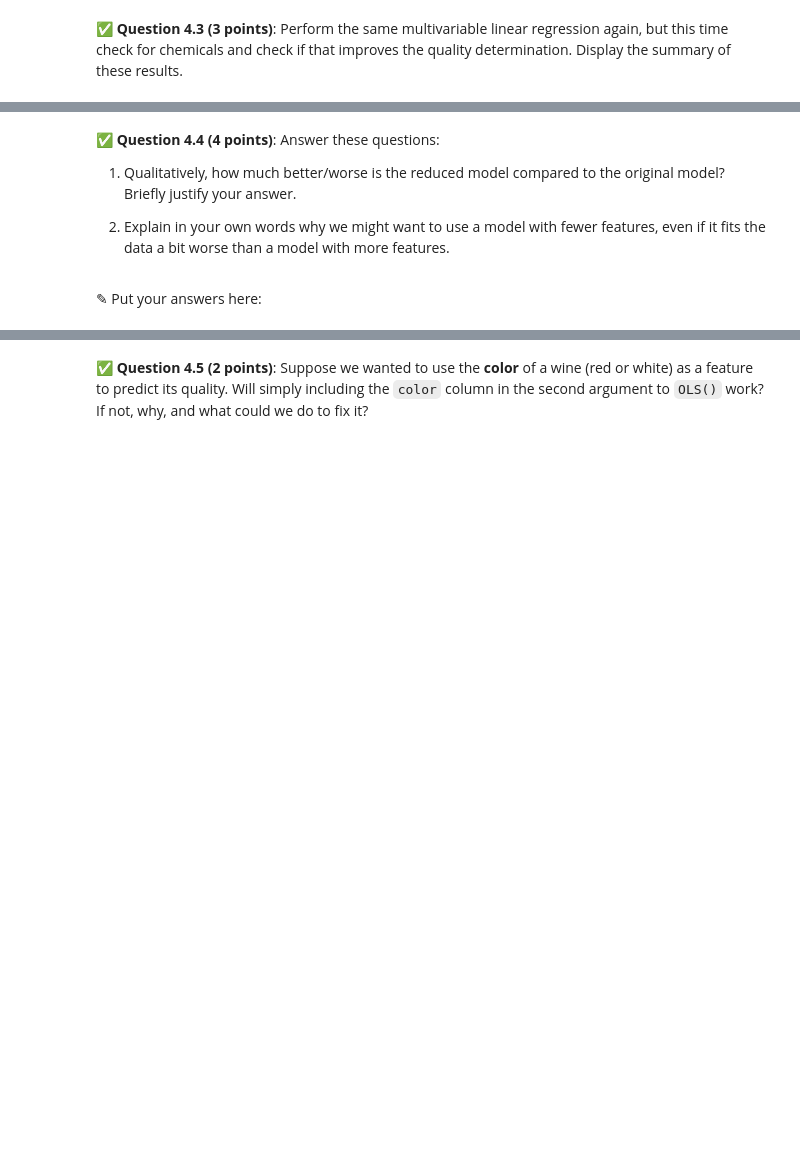
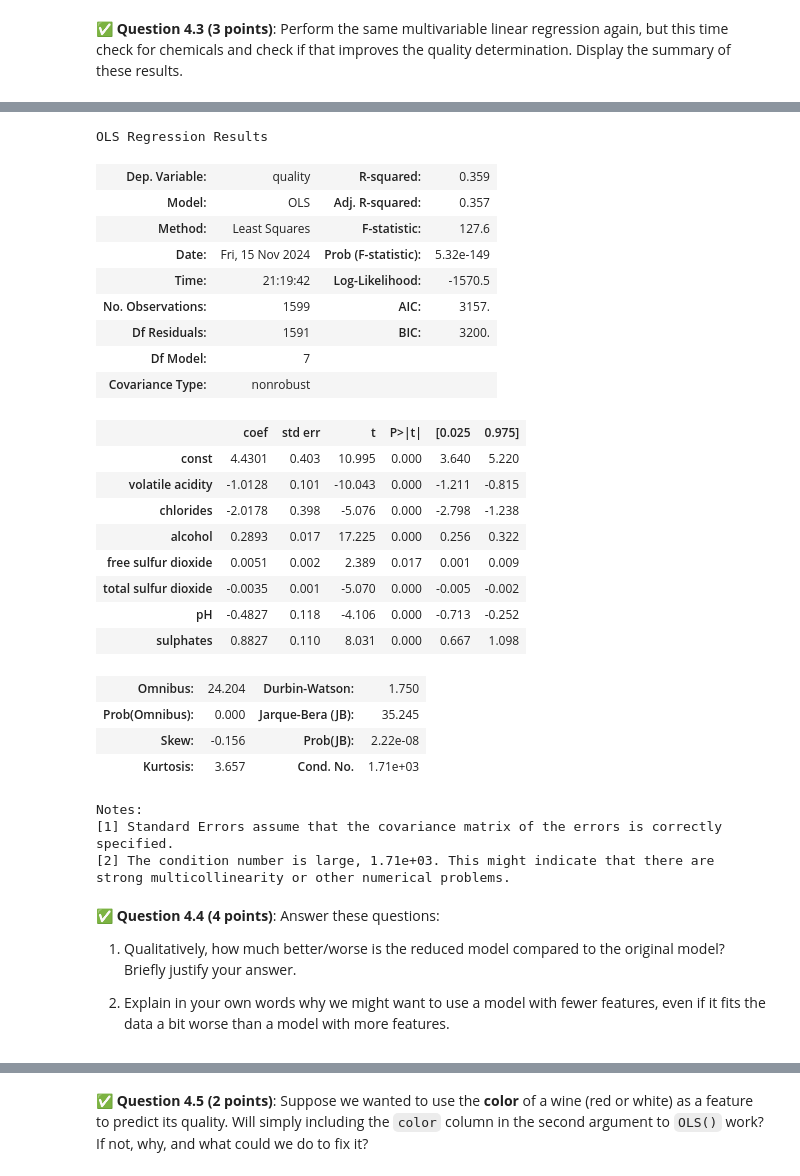
Before and after one commit to whitete3/CMSE202-f24-turnin, a Jupyter notebook: hw-03/HW-03_Regression-STUDENT.ipynb, the cells around one changed output, grey strips where cells are left out. Drawn from its saved outputs; the diff is of its cells as text; code cells hidden in the pictures; blank space fills up the shorter version.

```diff
--- a/hw-03/HW-03_Regression-STUDENT.ipynb
+++ b/hw-03/HW-03_Regression-STUDENT.ipynb
@@ -339,8 +417,42 @@ In this part, we'll use multiple features to predict the **quality** of **red**
+# %%
+# Put your code here
+# Reduced Model I guess
+x = red[["volatile acidity", "chlorides", "alcohol", "free sulfur dioxide",
+         "total sulfur dioxide", "pH", "sulphates"]]
+X = sm.add_constant(x)
+red_model = sm.OLS(y,X).fit()
+red_model.summary()
+# %% [output]
+OLS Regression Results
+| Dep. Variable: | quality | R-squared: | 0.359 |
+| Model: | OLS | Adj. R-squared: | 0.357 |
+| Method: | Least Squares | F-statistic: | 127.6 |
+| Date: | Fri, 15 Nov 2024 | Prob (F-statistic): | 5.32e-149 |
+| Time: | 21:19:42 | Log-Likelihood: | -1570.5 |
+| No. Observations: | 1599 | AIC: | 3157. |
+| Df Residuals: | 1591 | BIC: | 3200. |
+| Df Model: | 7 |  |  |
+| Covariance Type: | nonrobust |  |  |
+|  | coef | std err | t | P>|t| | [0.025 | 0.975] |
+| const | 4.4301 | 0.403 | 10.995 | 0.000 | 3.640 | 5.220 |
+| volatile acidity | -1.0128 | 0.101 | -10.043 | 0.000 | -1.211 | -0.815 |
+| chlorides | -2.0178 | 0.398 | -5.076 | 0.000 | -2.798 | -1.238 |
+| alcohol | 0.2893 | 0.017 | 17.225 | 0.000 | 0.256 | 0.322 |
+| free sulfur dioxide | 0.0051 | 0.002 | 2.389 | 0.017 | 0.001 | 0.009 |
+| total sulfur dioxide | -0.0035 | 0.001 | -5.070 | 0.000 | -0.005 | -0.002 |
+| pH | -0.4827 | 0.118 | -4.106 | 0.000 | -0.713 | -0.252 |
+| sulphates | 0.8827 | 0.110 | 8.031 | 0.000 | 0.667 | 1.098 |
+| Omnibus: | 24.204 | Durbin-Watson: | 1.750 |
+| Prob(Omnibus): | 0.000 | Jarque-Bera (JB): | 35.245 |
+| Skew: | -0.156 | Prob(JB): | 2.22e-08 |
+| Kurtosis: | 3.657 | Cond. No. | 1.71e+03 |
+Notes:
+[1] Standard Errors assume that the covariance matrix of the errors is correctly specified.
+[2] The condition number is large, 1.71e+03. This might indicate that there are
+strong multicollinearity or other numerical problems.
 # %% [markdown]
 &#9989;  **Question 4.4 (4 points)**: Answer these questions:
 
 1. Qualitatively, how much better/worse is the reduced model compared to the original model? Briefly justify your answer.
 
 2. Explain in your own words why we might want to use a model with fewer features, even if it fits the data a bit worse than a model with more features.
-# %% [markdown]
-<font size=+3>&#9998;</font> Put your answers here:
```
Also changed, not shown: parts of 14 cells of this notebook.
